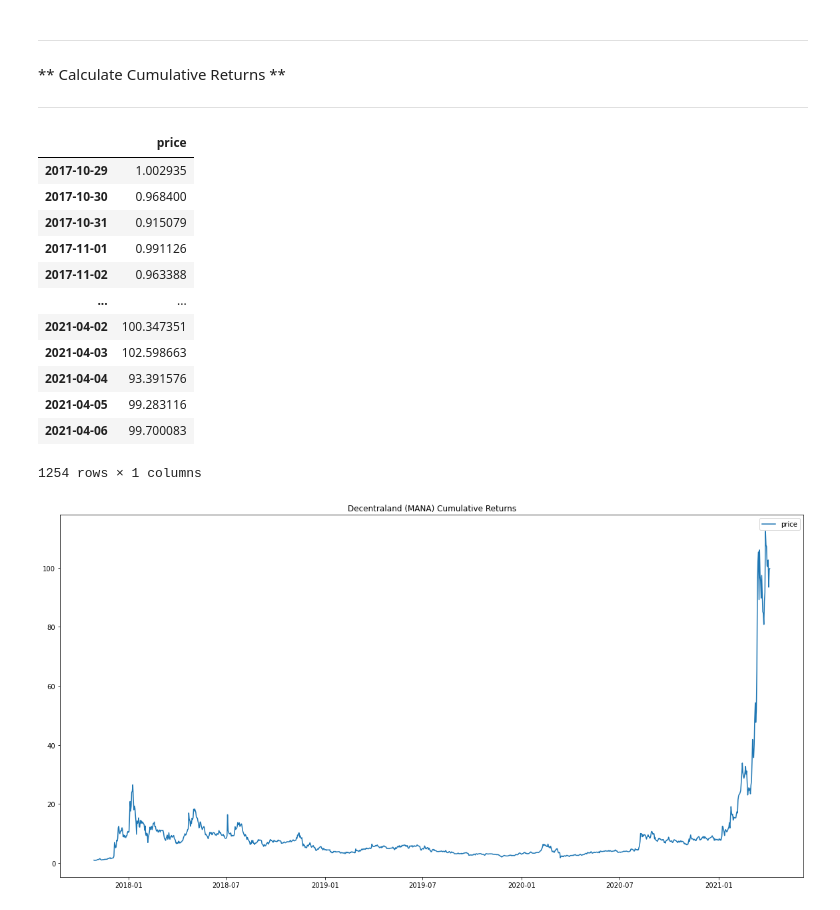
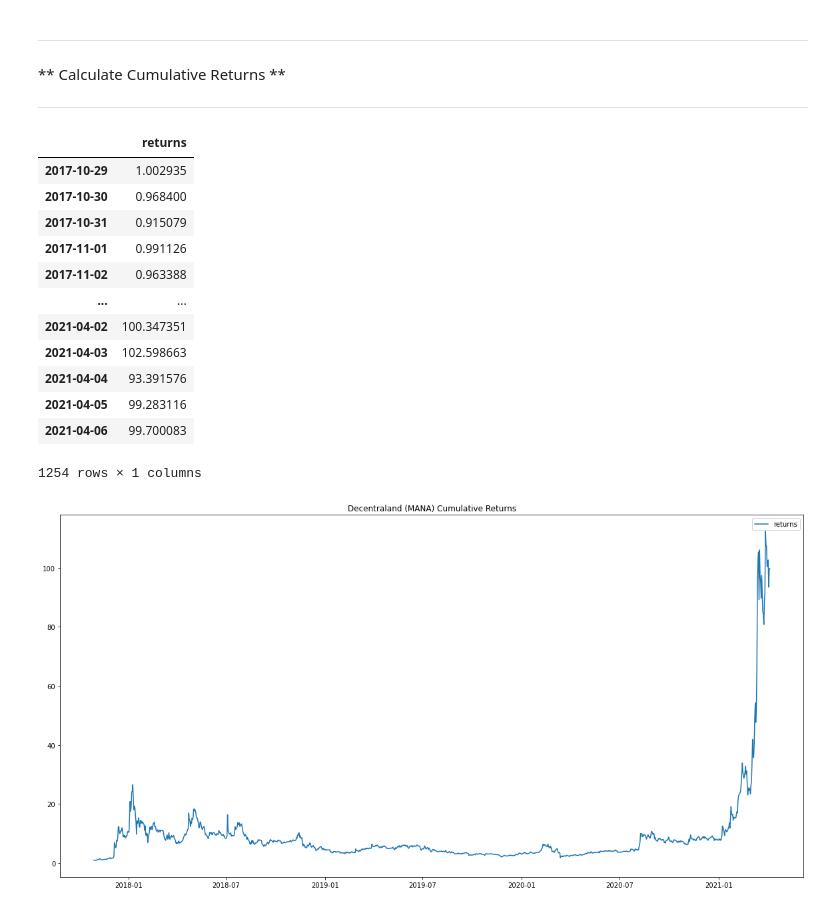
Before and after one commit to Hash3rown/nfty_tree.io, a Jupyter notebook: sandbox/kelso_mana_analysis.ipynb, the cells around one changed output. Cells and saved outputs as stored; diff of their text form; code cells hidden in the pictures.

```diff
--- a/sandbox/kelso_mana_analysis.ipynb
+++ b/sandbox/kelso_mana_analysis.ipynb
@@ -56,5 +56,6 @@ ____________________________________________________________
 ____________________________________________________________
 # %%
 mana_daily_returns = mana_prices.pct_change().dropna()
+mana_daily_returns = mana_daily_returns.rename(columns={'price': 'returns'})
 mana_daily_returns
 # %% [output]
@@ -81,9 +82,10 @@ ____________________________________________________________
 ____________________________________________________________
 # %%
 mana_cumulative_returns = (1 + mana_daily_returns).cumprod()
+mana_daily_returns = mana_daily_returns.rename(columns={'returns': 'cumulative returns'})
 mana_cumulative_returns
 # %% [output]
-|  | price |
+|  | returns |
 | 2017-10-29 | 1.002935 |
 | 2017-10-30 | 0.968400 |
 | 2017-10-31 | 0.915079 |
```
Also changed, not shown: parts of 17 cells of this notebook, 2 other files.
